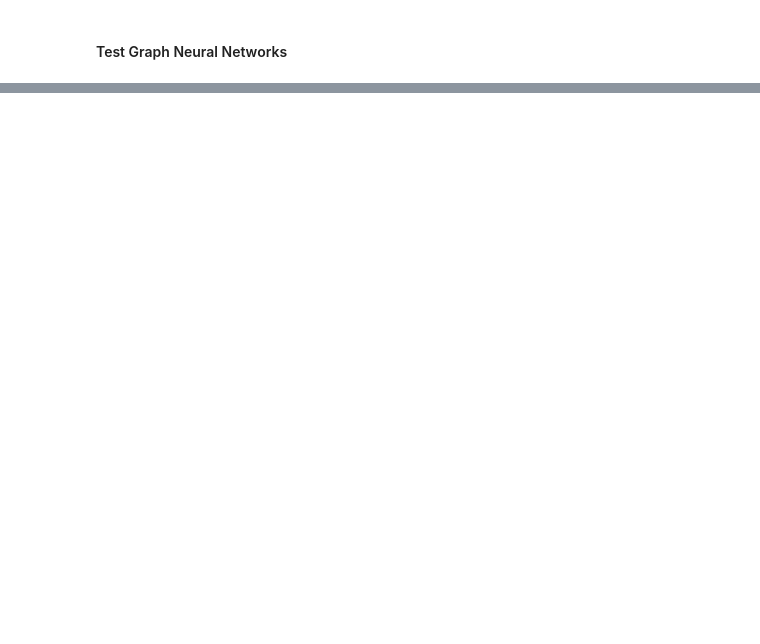
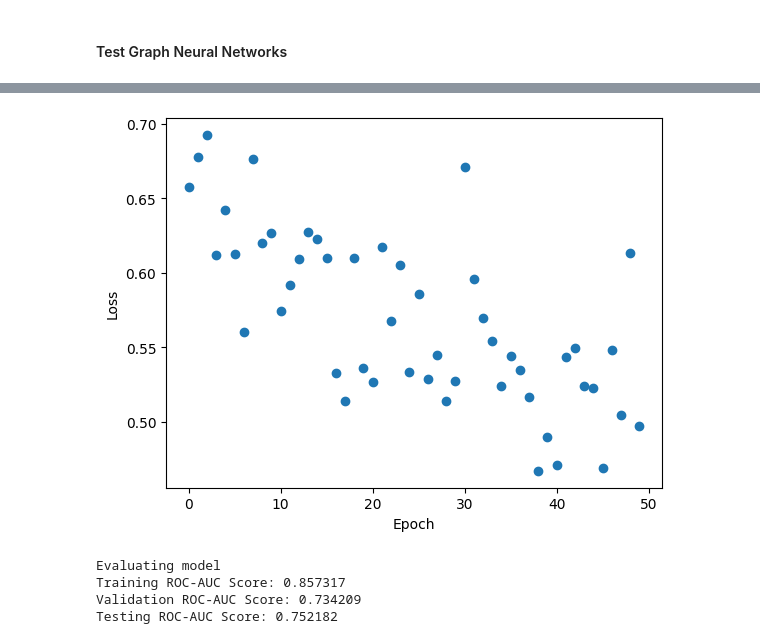
Before and after one commit to FabioLddo/toxicity_prediction, a Jupyter notebook: toxicity_prediction_project-Bulloni_Ippolito_Loddo-D3A.ipynb, the cells around one changed output, grey strips where cells are left out. Saved outputs shown, nothing was run; the diff lists cells and outputs as text; code cells hidden in the pictures; blank space fills up the shorter version.

Commit message:
added graph conv. model for tox21 dataset

```diff
--- a/toxicity_prediction_project-Bulloni_Ippolito_Loddo-D3A.ipynb
+++ b/toxicity_prediction_project-Bulloni_Ippolito_Loddo-D3A.ipynb
@@ -1284,0 +1336,21 @@ Using just 3 features we get slightly worse results than with 5 features, but st
+# %%
+# Define the model
+model = dc.models.GraphConvModel(
+    len(tox21_tasks),
+    batch_size=batch,
+    mode='classification',
+    n_classes=3,
+)
+
+# Fit the model
+# model.fit(train_data, nb_epoch=5)
+
+# n_tasks = len(tox21_tasks)
+# model = GraphConvModel(n_tasks, batch_size=50, mode='classification')
+
+num_epochs = 50
+losses = []
+for i in range(num_epochs):
+ loss = model.fit(train_data, nb_epoch=1)
+ print("Epoch %d loss: %f" % (i, loss))
+ losses.append(loss)
@@ -1284,0 +1375,25 @@ Using just 3 features we get slightly worse results than with 5 features, but st
+# %%
+plt.ylabel("Loss")
+plt.xlabel("Epoch")
+x = range(num_epochs)
+y = losses
+plt.scatter(x, y)
+plt.show()
+# %% [output]
+[figure, added]
+# %%
+import numpy as np
+metric = dc.metrics.Metric(dc.metrics.roc_auc_score, np.mean)
+
+print("Evaluating model")
+train_scores = model.evaluate(train_data, [metric], n_classes=3)
+print("Training ROC-AUC Score: %f" % train_scores["mean-roc_auc_score"])
+valid_scores = model.evaluate(valid_data, [metric], n_classes=3)
+print("Validation ROC-AUC Score: %f" % valid_scores["mean-roc_auc_score"])
+test_scores = model.evaluate(test_data, [metric], n_classes=3)
+print("Testing ROC-AUC Score: %f" % test_scores["mean-roc_auc_score"])
+# %% [output]
+Evaluating model
+Training ROC-AUC Score: 0.857317
+Validation ROC-AUC Score: 0.734209
+Testing ROC-AUC Score: 0.752182
```
Also changed, not shown: parts of 11 cells of this notebook, 12 other files.
